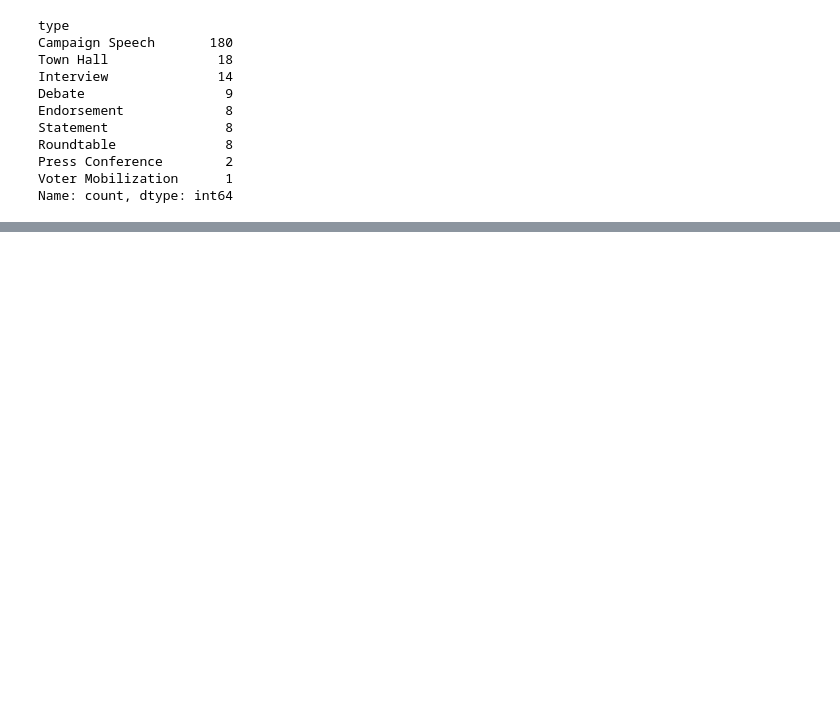
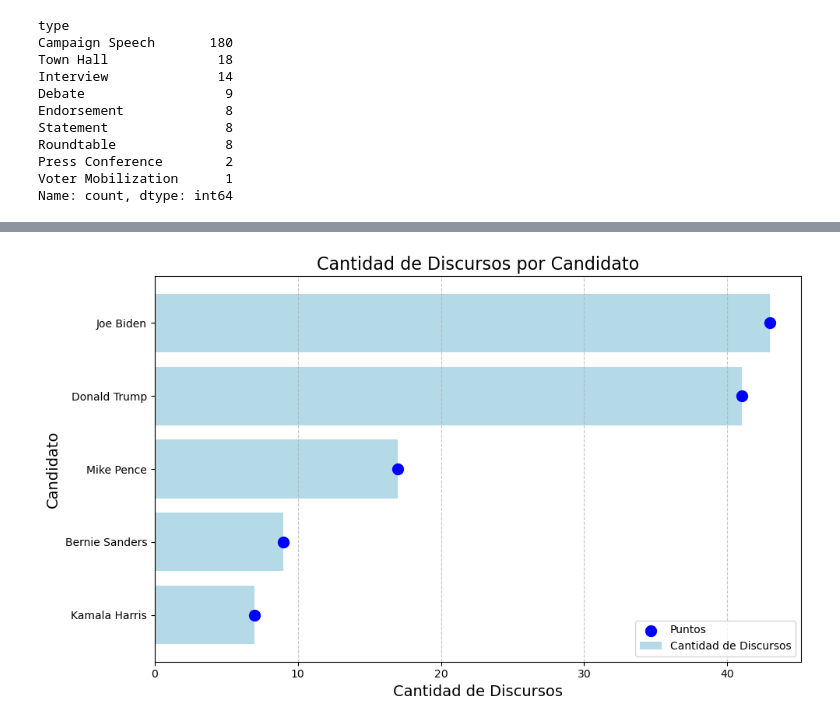
Before and after one commit to campon/intro-cd, a Jupyter notebook: Tarea_1/tarea1_campon_loprete.ipynb, the cells around one changed output, grey strips where cells are left out. Cells and saved outputs as stored; diff of their text form; code cells hidden in the pictures; blank space fills up the shorter version.

```diff
--- a/Tarea_1/tarea1_campon_loprete.ipynb
+++ b/Tarea_1/tarea1_campon_loprete.ipynb
@@ -131,0 +197,22 @@ top_speeches = speeches[speeches["speaker"].isin(top5_speakers)]
+# %%
+# Agrupar los datos por candidato y contar la cantidad de discursos
+lollipop_data = top_speeches.groupby("speaker").size().reset_index(name="count")
+
+# Ordenar los datos por la cantidad de discursos
+lollipop_data = lollipop_data.sort_values(by="count", ascending=False)
+
+# Crear el gráfico de lollipop
+plt.figure(figsize=(10, 6))
+sns.barplot(data=lollipop_data, x="count", y="speaker", color="skyblue", alpha=0.7, label="Cantidad de Discursos")
+plt.scatter(lollipop_data["count"], lollipop_data["speaker"], color="blue", s=100, label="Puntos")
+
+# Personalizar el gráfico
+plt.title("Cantidad de Discursos por Candidato", fontsize=16)
+plt.xlabel("Cantidad de Discursos", fontsize=14)
+plt.ylabel("Candidato", fontsize=14)
+plt.grid(axis="x", linestyle="--", alpha=0.7)
+plt.legend()
+plt.tight_layout()
+plt.show()
+# %% [output]
+[figure, added]
```
Also changed, not shown: parts of 12 cells of this notebook.
